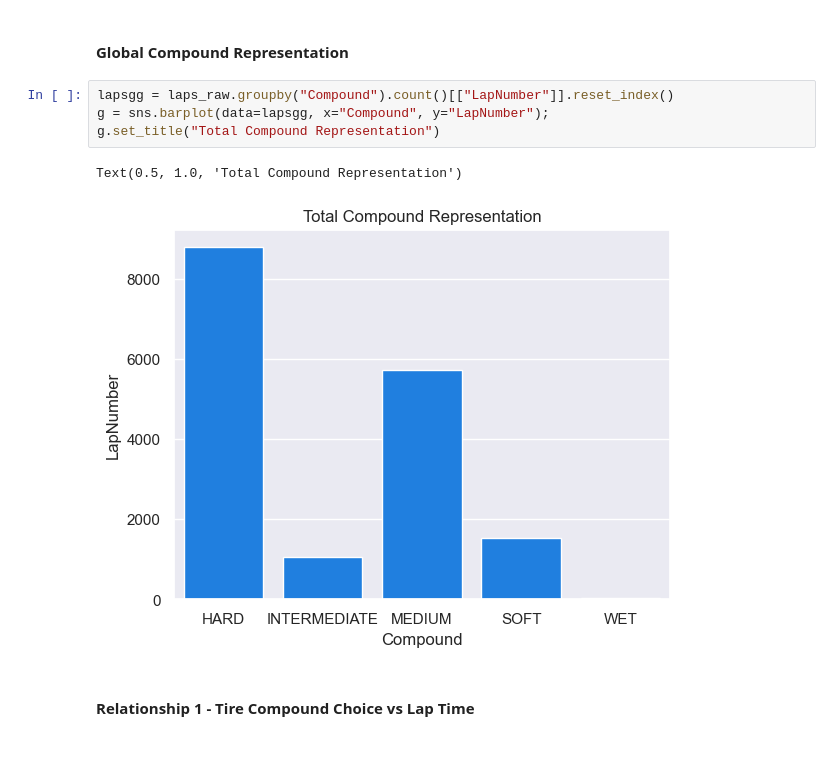
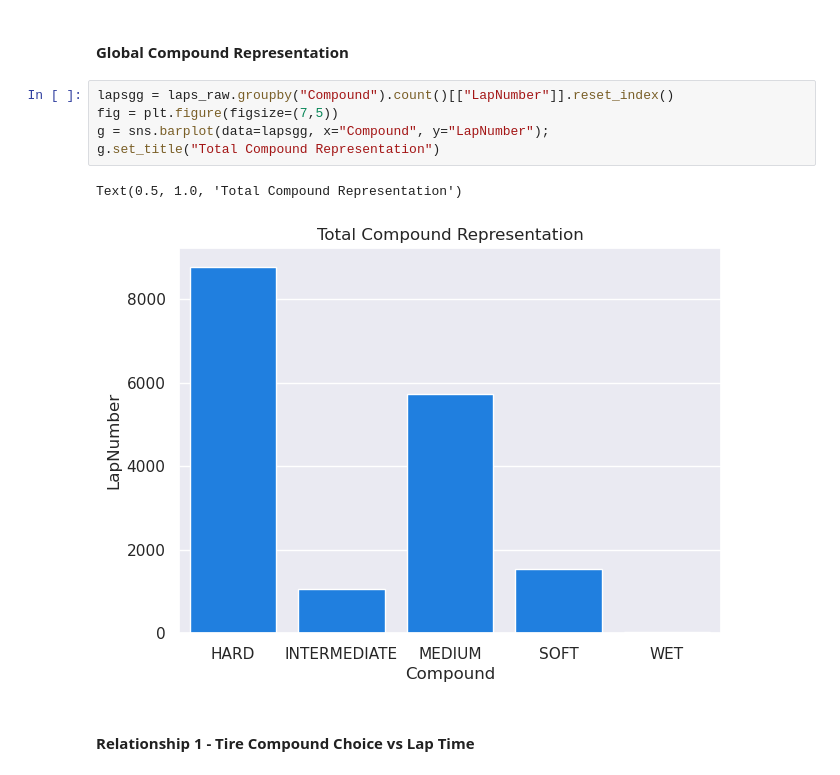
Before and after one commit to MyNameIsCalvinDavis/Data-Science, a Jupyter notebook: F1/F1.ipynb, the cells around one changed output. Drawn from its saved outputs; the diff is of its cells as text.

```diff
--- a/F1/F1.ipynb
+++ b/F1/F1.ipynb
@@ -835,11 +919,12 @@ Global relationships represent averages and summaries. We identify them for post
 #### Global Compound Representation
 # %%
 lapsgg = laps_raw.groupby("Compound").count()[["LapNumber"]].reset_index()
+fig = plt.figure(figsize=(7,5))
 g = sns.barplot(data=lapsgg, x="Compound", y="LapNumber");
 g.set_title("Total Compound Representation")
 # %% [output]
 Text(0.5, 1.0, 'Total Compound Representation')
-[figure, old version]
+[figure, new version]
 # %% [markdown]
 #### Relationship 1 - Tire Compound Choice vs Lap Time
 # %% [markdown]
```
Also changed, not shown: parts of 47 cells of this notebook.
